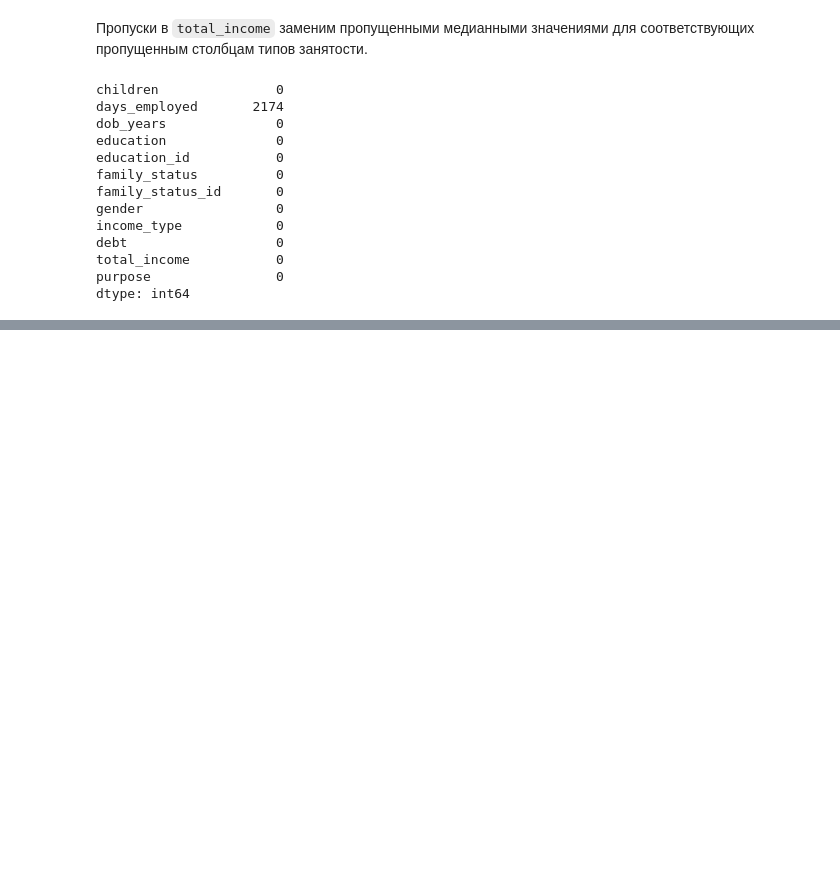
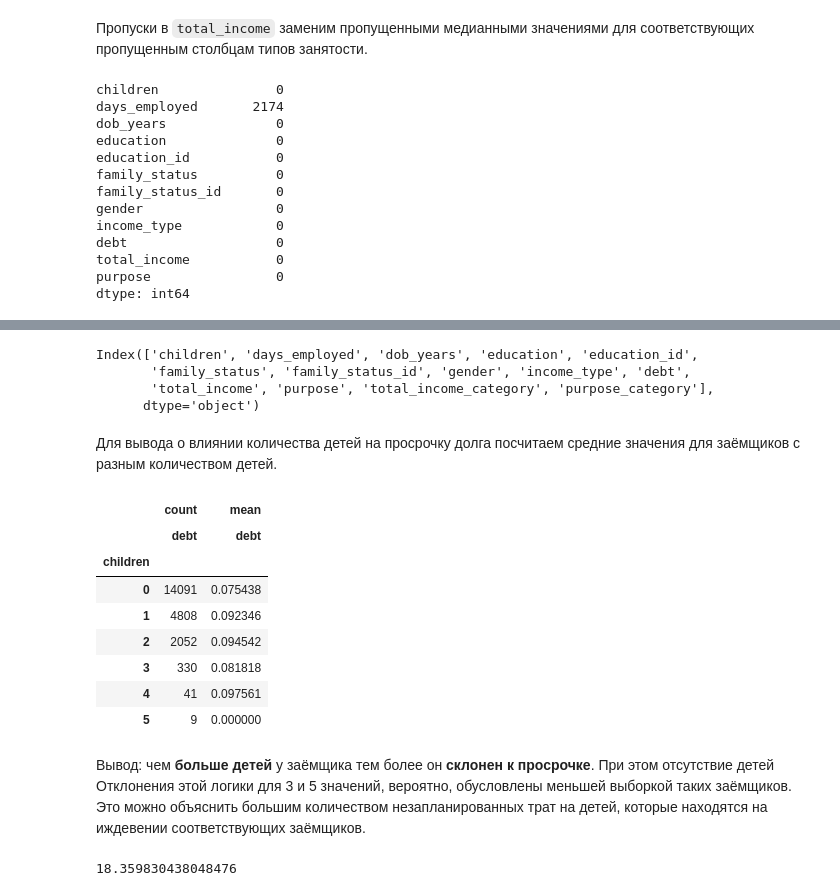
Before and after one commit to EvanderLatine/DS_Practicum, a Jupyter notebook: Credit_Scoring/Composite_Project_1.ipynb, the cells around one changed output, grey strips where cells are left out. Cells and saved outputs as stored; diff of their text form; code cells hidden in the pictures; blank space fills up the shorter version.

```diff
--- a/Credit_Scoring/Composite_Project_1.ipynb
+++ b/Credit_Scoring/Composite_Project_1.ipynb
@@ -96,0 +181,2 @@ dtype: int64
+# %%
+data["education"] = data["education"].str.lower()
@@ -96,0 +191,3 @@ dtype: int64
+# %%
+data = data.drop_duplicates()
+data.duplicated().sum()
@@ -96,0 +204,15 @@ dtype: int64
+# %%
+def categorize_income(income):
+    if income <= 30000:
+        return 'E'
+    elif income > 30000 and income <= 50000:
+        return 'D'
+    elif income > 50000 and income <= 200000:
+        return 'C'
+    elif income > 200000 and income <= 1000000:
+        return 'B'
+    else:
+        return 'A'
+
+data["total_income_category"] = data["total_income"].apply(categorize_income)
+data["total_income_category"]
@@ -96,0 +263,14 @@ dtype: int64
+# %%
+def categorize_purpose(purpose):
+    if "авто" in purpose:
+        return "операции с автомобилем"
+    elif "жил" in purpose or "недвиж" in purpose:
+        return "операции с недвижимостью"
+    elif "свадьб" in purpose:
+        return "проведение свадьбы"
+    elif "образов" in purpose:
+        return "получение образования"
+    else:
+        return None
+
+data["purpose_category"] = data["purpose"].astype("string").apply(categorize_purpose)
@@ -96,0 +283,27 @@ dtype: int64
+# %%
+data.columns
+# %% [output]
+Index(['children', 'days_employed', 'dob_years', 'education', 'education_id',
+       'family_status', 'family_status_id', 'gender', 'income_type', 'debt',
+       'total_income', 'purpose', 'total_income_category', 'purpose_category'],
+      dtype='object')
+# %% [markdown]
+Для вывода о влиянии количества детей на просрочку долга посчитаем средние значения для заёмщиков с разным количеством детей.
+# %%
+pd.pivot_table(data, values="debt", index="children", aggfunc=["count", "mean"])
+# %% [output]
+|  | count | mean |
+|  | debt | debt |
+| children |  |  |
+| 0 | 14091 | 0.075438 |
+| 1 | 4808 | 0.092346 |
+| 2 | 2052 | 0.094542 |
+| 3 | 330 | 0.081818 |
+| 4 | 41 | 0.097561 |
+| 5 | 9 | 0.000000 |
+# %% [markdown]
+Вывод: чем **больше детей** у заёмщика тем более он **склонен к просрочке**. При этом отсутствие детей Отклонения этой логики для 3 и 5 значений, вероятно, обусловлены меньшей выборкой таких заёмщиков. Это можно объяснить большим количеством незапланированных трат на детей, которые находятся на иждевении соответствующих заёмщиков.
+# %%
+100 - (data[data["children"] == 0]["debt"].mean() / data[data["children"] != 0]["debt"].mean()) * 100
+# %% [output]
+18.359830438048476
```
Also changed, not shown: parts of 44 cells of this notebook.
